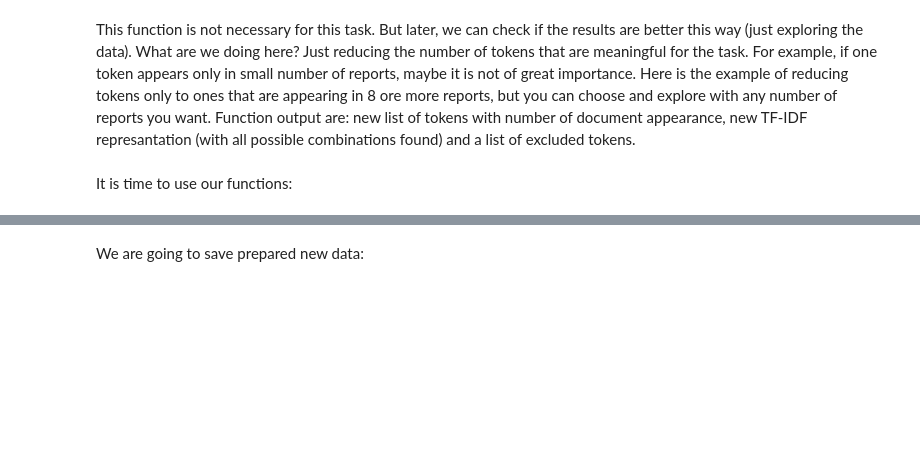
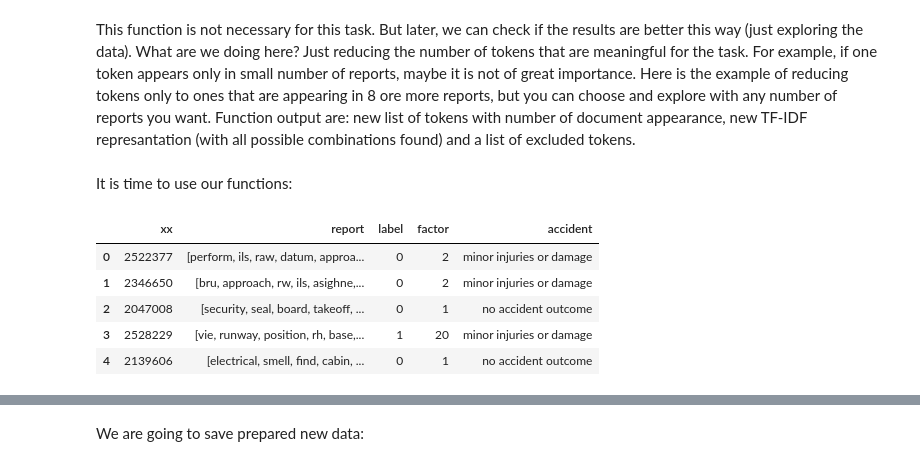
Before and after one commit to LukrecijaTudor/Aviation-Reports-Classification, a Jupyter notebook: PreparingTheData.ipynb, the cells around one changed output, grey strips where cells are left out. Cells and saved outputs as stored; diff of their text form; code cells hidden in the pictures; blank space fills up the shorter version.

```diff
--- a/PreparingTheData.ipynb
+++ b/PreparingTheData.ipynb
@@ -241,3 +247,12 @@ pdoc_no_risk=pdoc_no_risk[1]
 
 sparse_risk=pdoc2sparsedf(pdoc_risk)
 sparse_no_risk=pdoc2sparsedf(pdoc_no_risk)
+# %%
+doc_risk_tok.head()
+# %% [output]
+|  | xx | report | label | factor | accident |
+| 0 | 2522377 | [perform, ils, raw, datum, approa... | 0 | 2 | minor injuries or damage |
+| 1 | 2346650 | [bru, approach, rw, ils, asighne,... | 0 | 2 | minor injuries or damage |
+| 2 | 2047008 | [security, seal, board, takeoff, ... | 0 | 1 | no accident outcome |
+| 3 | 2528229 | [vie, runway, position, rh, base,... | 1 | 20 | minor injuries or damage |
+| 4 | 2139606 | [electrical, smell, find, cabin, ... | 0 | 1 | no accident outcome |
```
Also changed, not shown: parts of 7 cells of this notebook.
